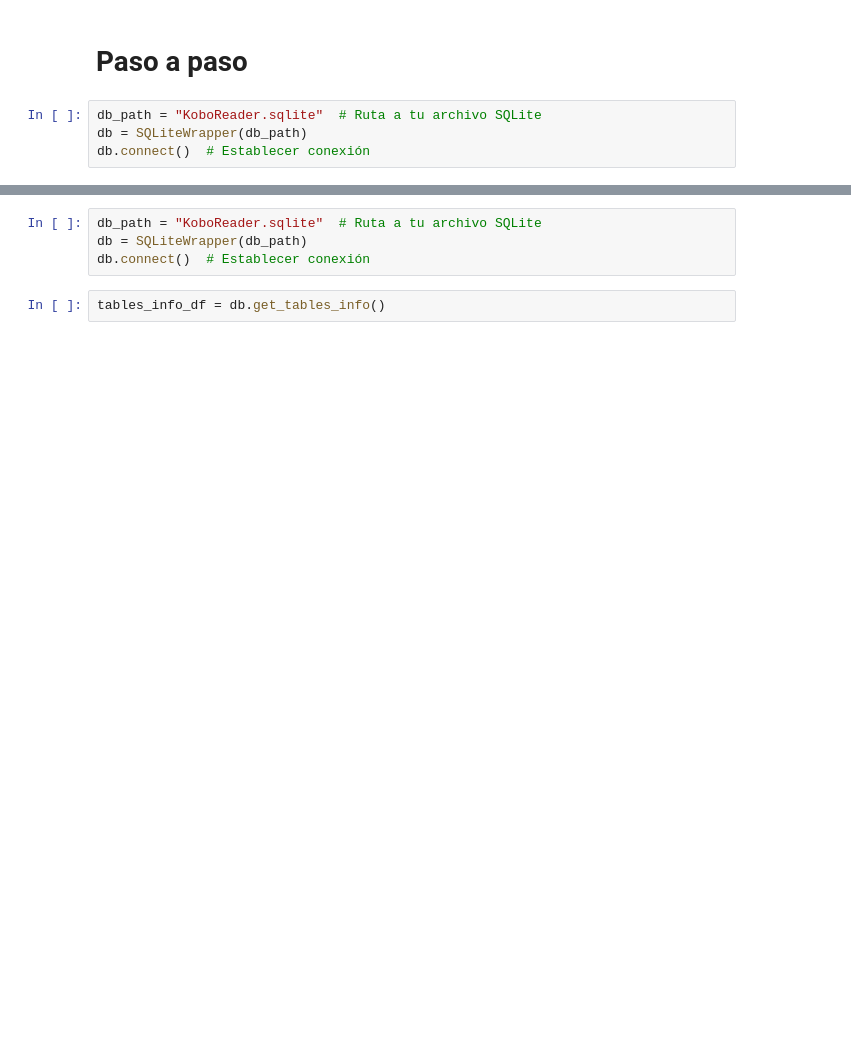
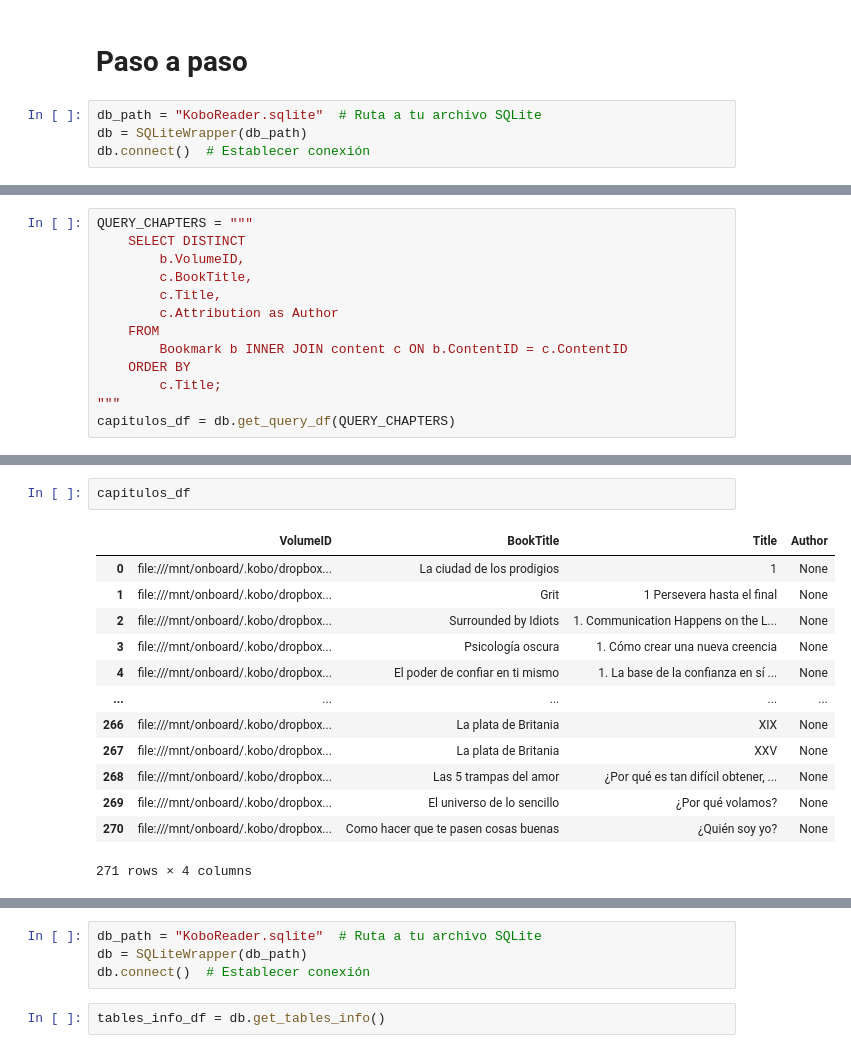
Before and after one commit to jaguirrepeman/koboannotations, a Jupyter notebook: notebook_kobo.ipynb, the cells around one changed output, grey strips where cells are left out. Drawn from its saved outputs; the diff is of its cells as text; blank space fills up the shorter version.

```diff
--- a/notebook_kobo.ipynb
+++ b/notebook_kobo.ipynb
@@ -38,0 +153,13 @@ db.connect()  # Establecer conexión
+# %%
+QUERY_CHAPTERS = """
+    SELECT DISTINCT
+        b.VolumeID,
+        c.BookTitle,
+        c.Title,
+        c.Attribution as Author
+    FROM
+        Bookmark b INNER JOIN content c ON b.ContentID = c.ContentID
+    ORDER BY
+        c.Title;
+"""
+capitulos_df = db.get_query_df(QUERY_CHAPTERS)
@@ -38,0 +219,16 @@ db.connect()  # Establecer conexión
+# %%
+capitulos_df
+# %% [output]
+|  | VolumeID | BookTitle | Title | Author |
+| 0 | file:///mnt/onboard/.kobo/dropbox... | La ciudad de los prodigios | 1 | None |
+| 1 | file:///mnt/onboard/.kobo/dropbox... | Grit | 1 Persevera hasta el final | None |
+| 2 | file:///mnt/onboard/.kobo/dropbox... | Surrounded by Idiots | 1. Communication Happens on the L... | None |
+| 3 | file:///mnt/onboard/.kobo/dropbox... | Psicología oscura | 1. Cómo crear una nueva creencia | None |
+| 4 | file:///mnt/onboard/.kobo/dropbox... | El poder de confiar en ti mismo | 1. La base de la confianza en sí ... | None |
+| ... | ... | ... | ... | ... |
+| 266 | file:///mnt/onboard/.kobo/dropbox... | La plata de Britania | XIX | None |
+| 267 | file:///mnt/onboard/.kobo/dropbox... | La plata de Britania | XXV | None |
+| 268 | file:///mnt/onboard/.kobo/dropbox... | Las 5 trampas del amor | ¿Por qué es tan difícil obtener, ... | None |
+| 269 | file:///mnt/onboard/.kobo/dropbox... | El universo de lo sencillo | ¿Por qué volamos? | None |
+| 270 | file:///mnt/onboard/.kobo/dropbox... | Como hacer que te pasen cosas buenas | ¿Quién soy yo? | None |
+271 rows × 4 columns
```
Also changed, not shown: parts of 40 cells of this notebook, 1 other file.
